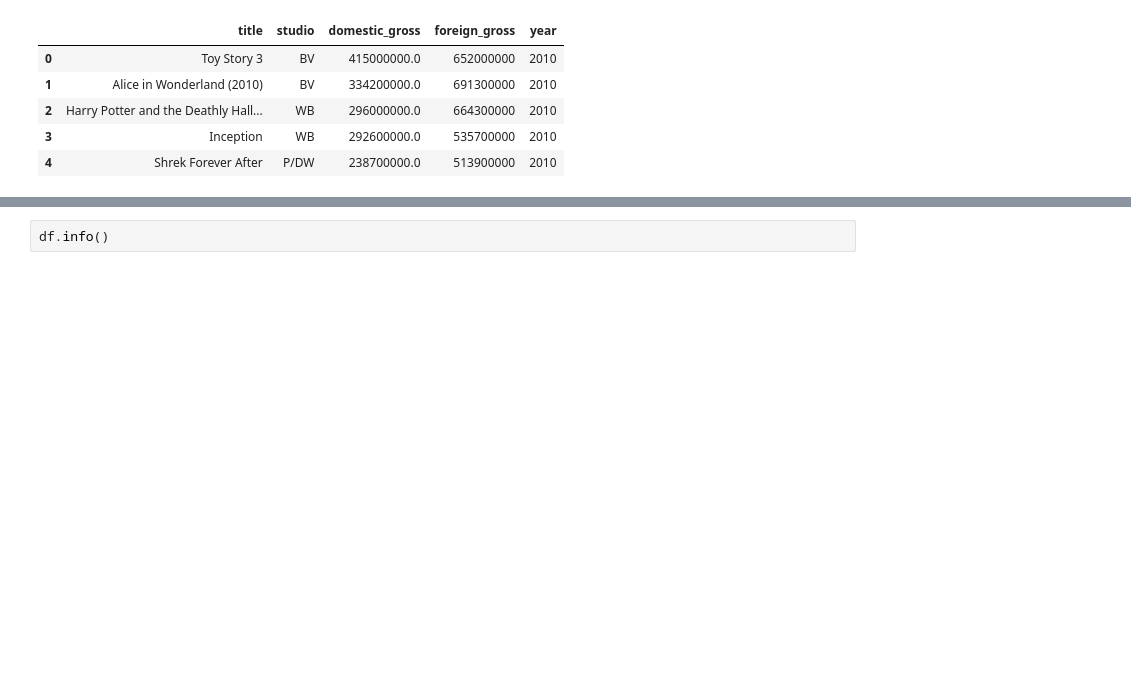
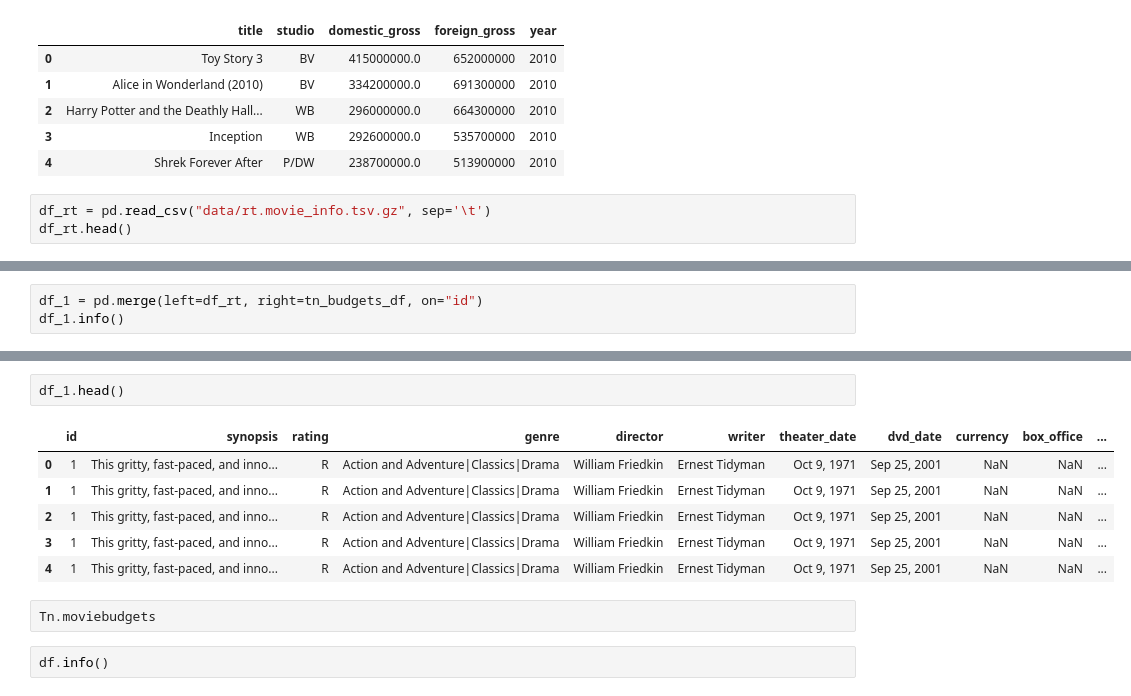
Before and after one commit to mojo-flat/phase1_project_data, a Jupyter notebook: first_notebook.ipynb, the cells around one changed output, grey strips where cells are left out. Cells and saved outputs as stored; diff of their text form; blank space fills up the shorter version.

```diff
--- a/first_notebook.ipynb
+++ b/first_notebook.ipynb
@@ -27,3 +27,6 @@ df.head()
 | 2 | Harry Potter and the Deathly Hall... | WB | 296000000.0 | 664300000 | 2010 |
 | 3 | Inception | WB | 292600000.0 | 535700000 | 2010 |
 | 4 | Shrek Forever After | P/DW | 238700000.0 | 513900000 | 2010 |
+# %%
+df_rt = pd.read_csv("data/rt.movie_info.tsv.gz", sep='\t')
+df_rt.head()
@@ -29,0 +63,3 @@ df.head()
+# %%
+df_1 = pd.merge(left=df_rt, right=tn_budgets_df, on="id")
+df_1.info()
@@ -30,3 +84,14 @@ df.head()
+# %%
+df_1.head()
+# %% [output]
+|  | id | synopsis | rating | genre | director | writer | theater_date | dvd_date | currency | box_office | ... |
+| 0 | 1 | This gritty, fast-paced, and inno... | R | Action and Adventure|Classics|Drama | William Friedkin | Ernest Tidyman | Oct 9, 1971 | Sep 25, 2001 | NaN | NaN | ... |
+| 1 | 1 | This gritty, fast-paced, and inno... | R | Action and Adventure|Classics|Drama | William Friedkin | Ernest Tidyman | Oct 9, 1971 | Sep 25, 2001 | NaN | NaN | ... |
+| 2 | 1 | This gritty, fast-paced, and inno... | R | Action and Adventure|Classics|Drama | William Friedkin | Ernest Tidyman | Oct 9, 1971 | Sep 25, 2001 | NaN | NaN | ... |
+| 3 | 1 | This gritty, fast-paced, and inno... | R | Action and Adventure|Classics|Drama | William Friedkin | Ernest Tidyman | Oct 9, 1971 | Sep 25, 2001 | NaN | NaN | ... |
+| 4 | 1 | This gritty, fast-paced, and inno... | R | Action and Adventure|Classics|Drama | William Friedkin | Ernest Tidyman | Oct 9, 1971 | Sep 25, 2001 | NaN | NaN | ... |
+# %%
+Tn.moviebudgets
 # %%
 df.info()
 # %% [output]
```
Also changed, not shown: parts of 42 cells of this notebook, 1 other file.
